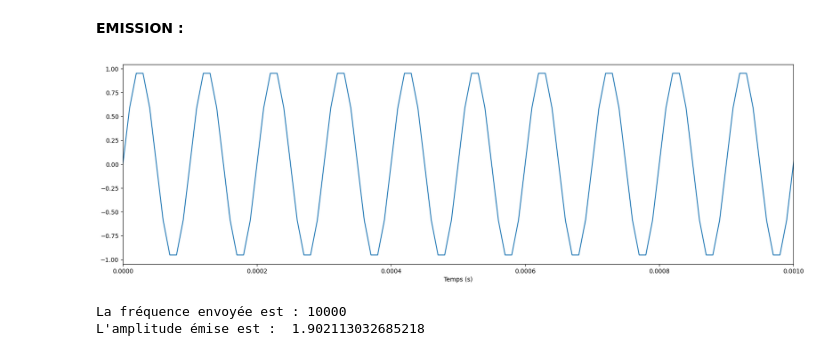
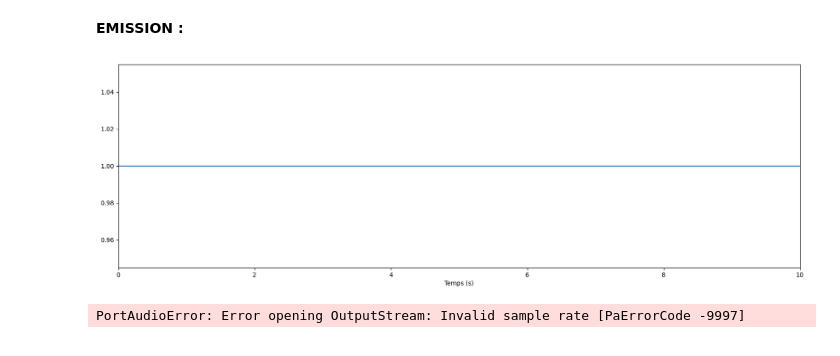
Before and after one commit to theohuguet01/sae103, a Jupyter notebook: SAE_Trans.ipynb, the cells around one changed output. Cells and saved outputs as stored; diff of their text form; code cells hidden in the pictures.

```diff
--- a/SAE_Trans.ipynb
+++ b/SAE_Trans.ipynb
@@ -143,7 +149,7 @@ def rep_freq(amplitude_r, amplitude_e):
 # %%
 # Définition des variables
 frq_ech = 1/100000
-frq = 20
+frq = 2000
 
 # Définition de la fonction pour générer une fréquence
 def frequency(frq, debut=0, fin=10, precision=0.01):
@@ -784,11 +828,19 @@ La fréquence -3dB est la fréquence à laquelle la puissance d'un signal est in
 # %% [markdown]
 **EMISSION :**
-# %%
-def emission():
-    frequency(10000, debut=0, fin=10, precision=0.001)
-
-emission()
-# %% [output]
-[figure, removed]
-La fréquence envoyée est : 10000
-L'amplitude émise est :  1.902113032685218
+# %%
+import time
+
+def emission(lst=[20, 2000, 4000, 6000, 8000, 10000, 12000, 14000, 18000, 20000]):
+    un()
+    time.sleep(0.5)
+    for idex in lst:
+        frequency(idex)
+        print(idex)
+        sd.wait()
+    un()
+
+
+emission()
+# %% [output]
+[figure, added]
+PortAudioError: Error opening OutputStream: Invalid sample rate [PaErrorCode -9997]
```
Also changed, not shown: parts of 18 cells of this notebook, 2 other files.
